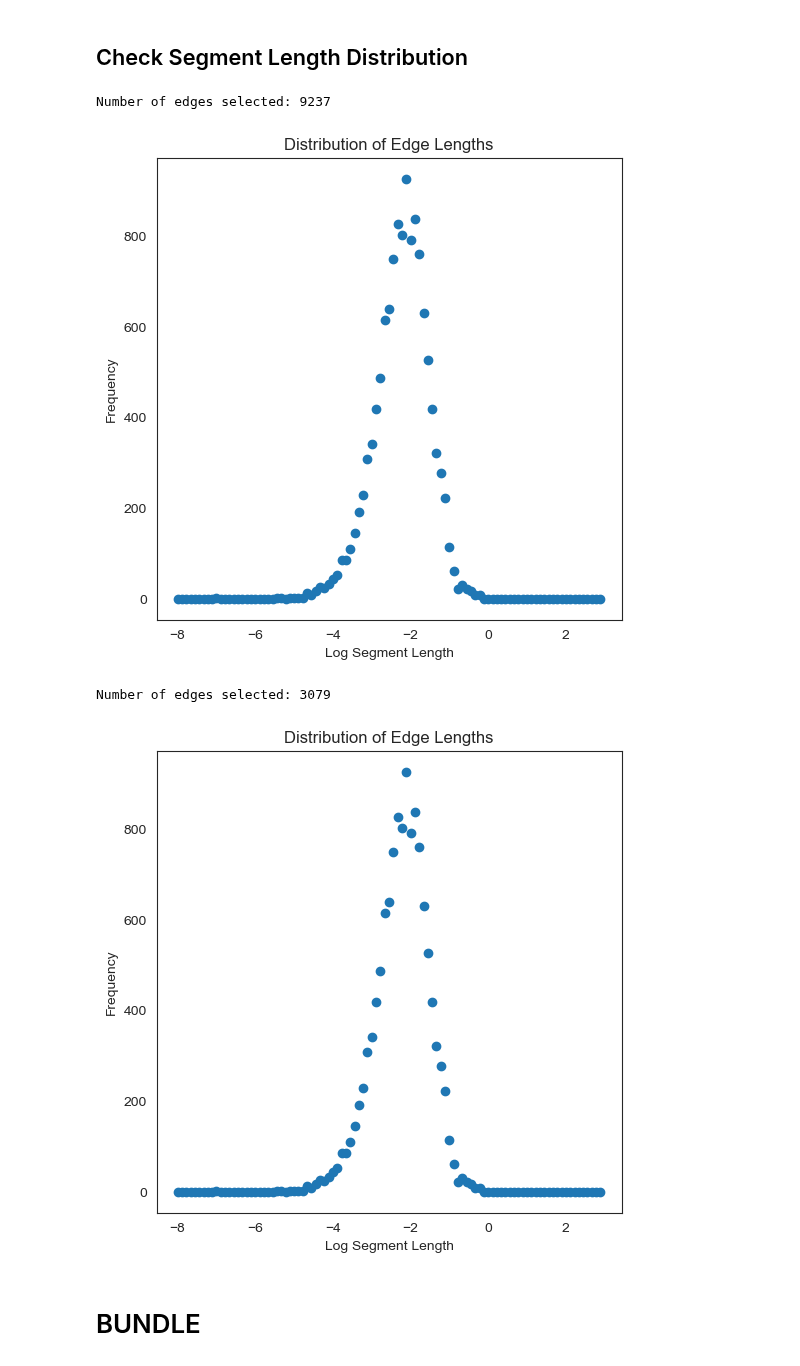
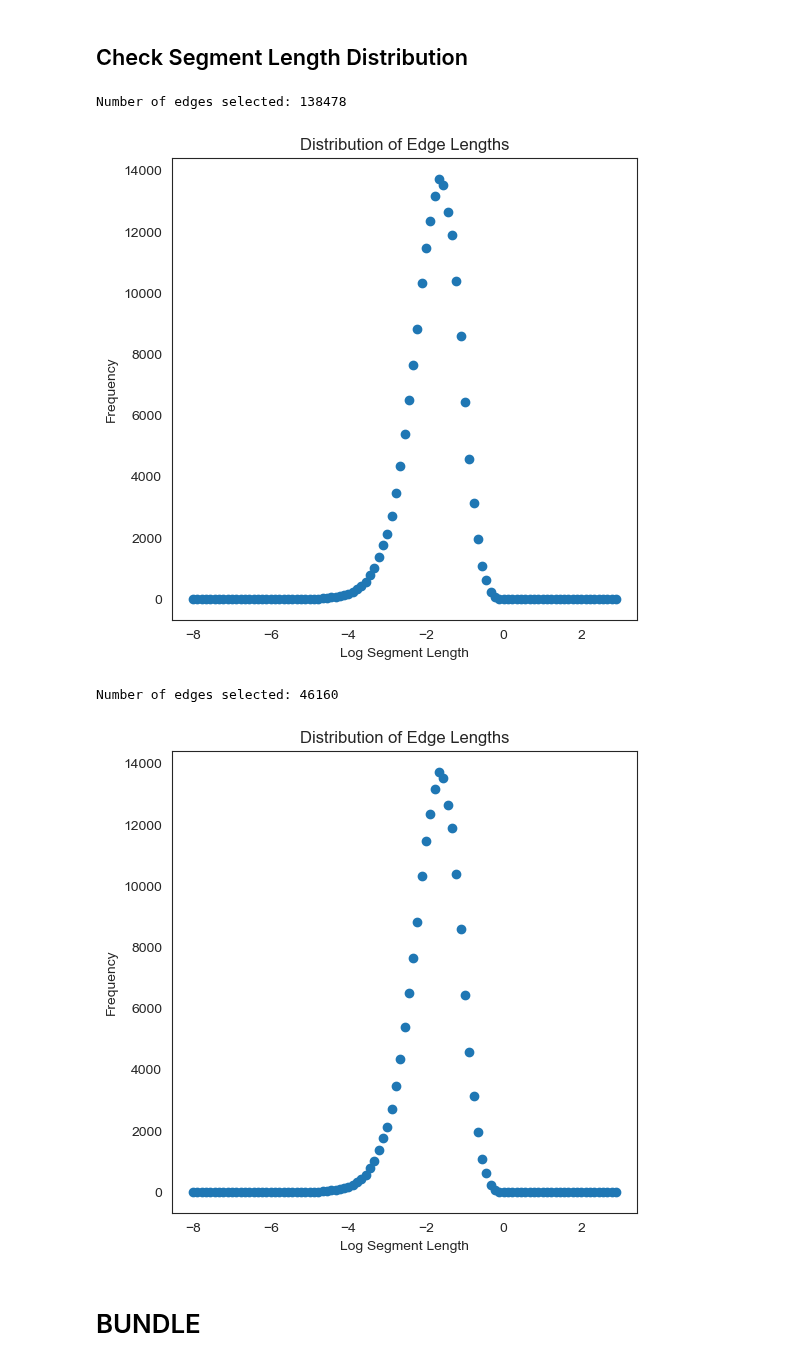
Before and after one commit to jarolim14/SSRI-Evolution, a Jupyter notebook: notebooks/11-PrepareThreeJs.ipynb, the cells around one changed output. Drawn from its saved outputs; the diff is of its cells as text; code cells hidden in the pictures.

Commit message:
Refactor file paths and remove unused files

```diff
--- a/notebooks/11-PrepareThreeJs.ipynb
+++ b/notebooks/11-PrepareThreeJs.ipynb
@@ -40,7 +40,7 @@ sns.set_style("white")
 # Define Paths
 # %%
 # 2. Constants and configuration
-INPUT_GRAPH_PATH = "../data/07-clustered-graphs/alpha0.3_k10_res0.002.graphml"
+INPUT_GRAPH_PATH = "../data/08-analysis-data/graph_analysis.graphml"
 CLUSTER_INFO_LABEL_TREE = "../output/cluster-qualifications/ClusterInfoLabelTree.xlsx"
 CLUSTER_LABEL_DICT_PATH = "../data/99-testdata/cluster_label_dict.json"
 CLUSTER_TREE_PATH = "../output/cluster-qualifications/ClusterHierachy_noComments.json"
@@ -55,5 +55,5 @@ CLUSTER_HIERACHY_FOR_LEGEND_PATH = (
 
 FR_GRAPH_FILENAME = "FR_Layout_Graph.graphml"
 
-NODES_DATA_FILENAME = "smallchecksample10clusters_nodes.json"
-EDGES_DATA_FILENAME = "smallchecksample10clusters_edges.json"
+NODES_DATA_FILENAME = "maybefinalthistime_nodes.json"
+EDGES_DATA_FILENAME = "maybefinalthistime_edges.json"
@@ -113,7 +62,7 @@ g = ig.Graph.Read_GraphML(INPUT_GRAPH_PATH)
 # %%
 g = graphReadingUtility.read_and_clean_graph(INPUT_GRAPH_PATH)
 
-subgraph = True
+subgraph = False
 
 if subgraph:
 
@@ -181,10 +126,10 @@ Z coordinate added to nodes
 full_path = OUTPUT_DIR + FR_GRAPH_FILENAME
 
 # Save as GraphML file
-# nx.write_graphml(g_z, full_path)
+nx.write_graphml(g_z, full_path)
 print(f"Graph saved as GraphML: {full_path}")
 
 # read back in
-g_z = nx.read_graphml(full_path)
+# g_z = nx.read_graphml(full_path)
 # %% [output]
 Graph saved as GraphML: ../data/09-threeJs/FR_Layout_Graph.graphml
@@ -313,7 +290,7 @@ class SegmentLengthDistribution:
 
         # Normalize the relevant columns
         for col in to_normalize:
-            self.normalized_edge_df[col] = graphToDfUtility.minmax_normalize(
+            self.normalized_edge_df[col] = GraphProcessingUtility.minmax_normalize(
                 self.normalized_edge_df[col]
             )
 
@@ -379,37 +356,37 @@ class SegmentLengthDistribution:
             self.normalized_edge_df["segment_length"].values,
             bins=np.exp(np.linspace(-8, 3, 100)),
         )
 
         # Scatter plot of the log-transformed bins against the distribution
         ax.scatter(np.log(bins[:-1]), dist)
 
         # Add labels
         ax.set_xlabel("Log Segment Length")
         ax.set_ylabel("Frequency")
         ax.set_title("Distribution of Edge Lengths")
 
         plt.show()
 
 
 # Example usage
 graph_processor = SegmentLengthDistribution(nodes_df, edges_with_coords_with_length)
 graph_processor.normalize_edges()
 adjacency_matrix = graph_processor.create_adjacency_matrix(
     percentile=25
 )  # Using 75th percentile instead of median
 n_components, membership = graph_processor.find_connected_components(adjacency_matrix)
 graph_processor.plot_edge_length_distribution()
 
 adjacency_matrix = graph_processor.create_adjacency_matrix(
     percentile=75
 )  # Using 75th percentile instead of median
 n_components, membership = graph_processor.find_connected_components(adjacency_matrix)
 graph_processor.plot_edge_length_distribution()
 # %% [output]
-Number of edges selected: 9237
+Number of edges selected: 138478
-[figure, old version]
+[figure, new version]
-Number of edges selected: 3079
+Number of edges selected: 46160
-[figure, old version]
+[figure, new version]
 # %% [markdown]
 # BUNDLE
 # %%
```
Also changed, not shown: parts of 22 cells of this notebook, 5 other files.
